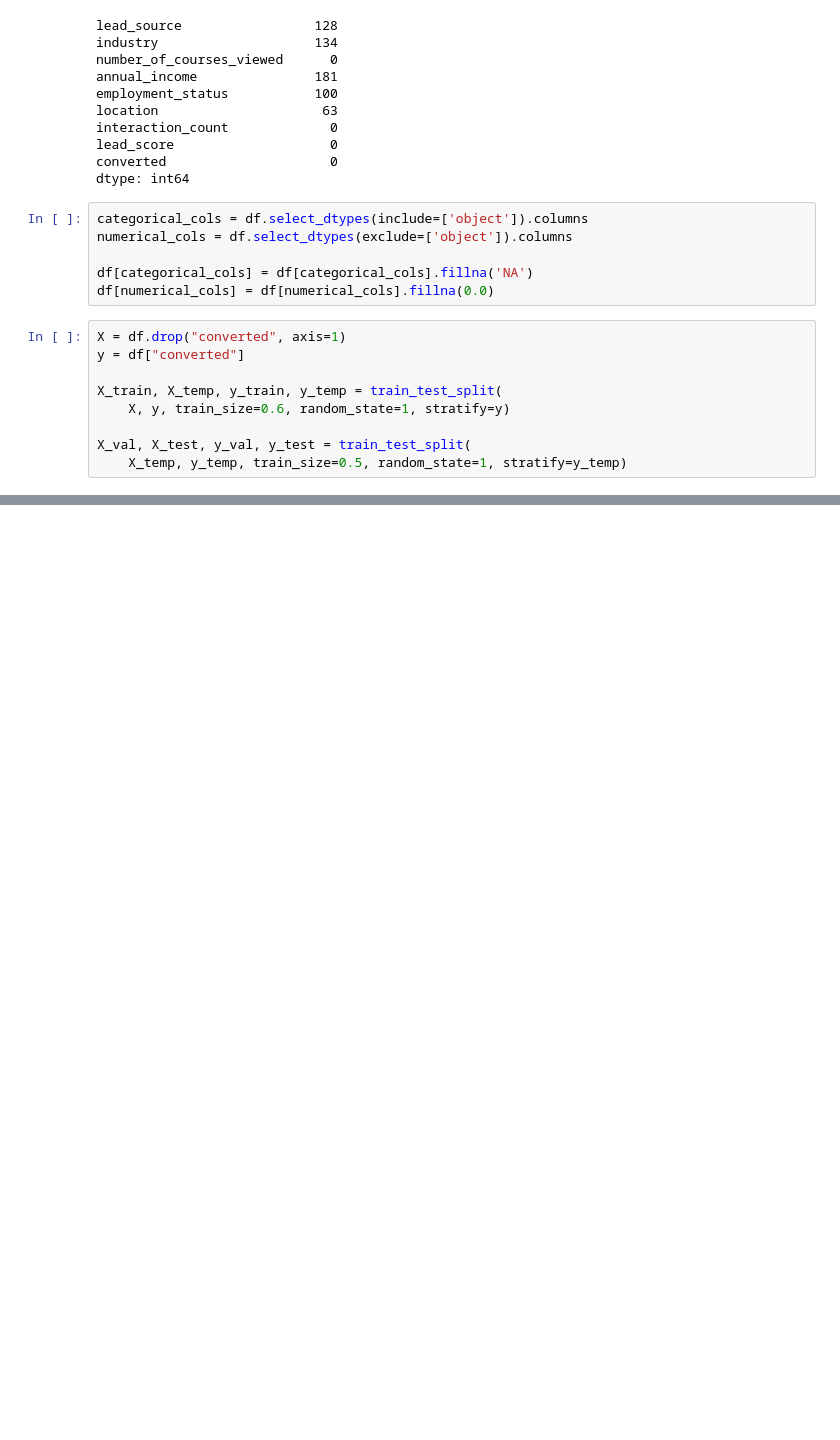
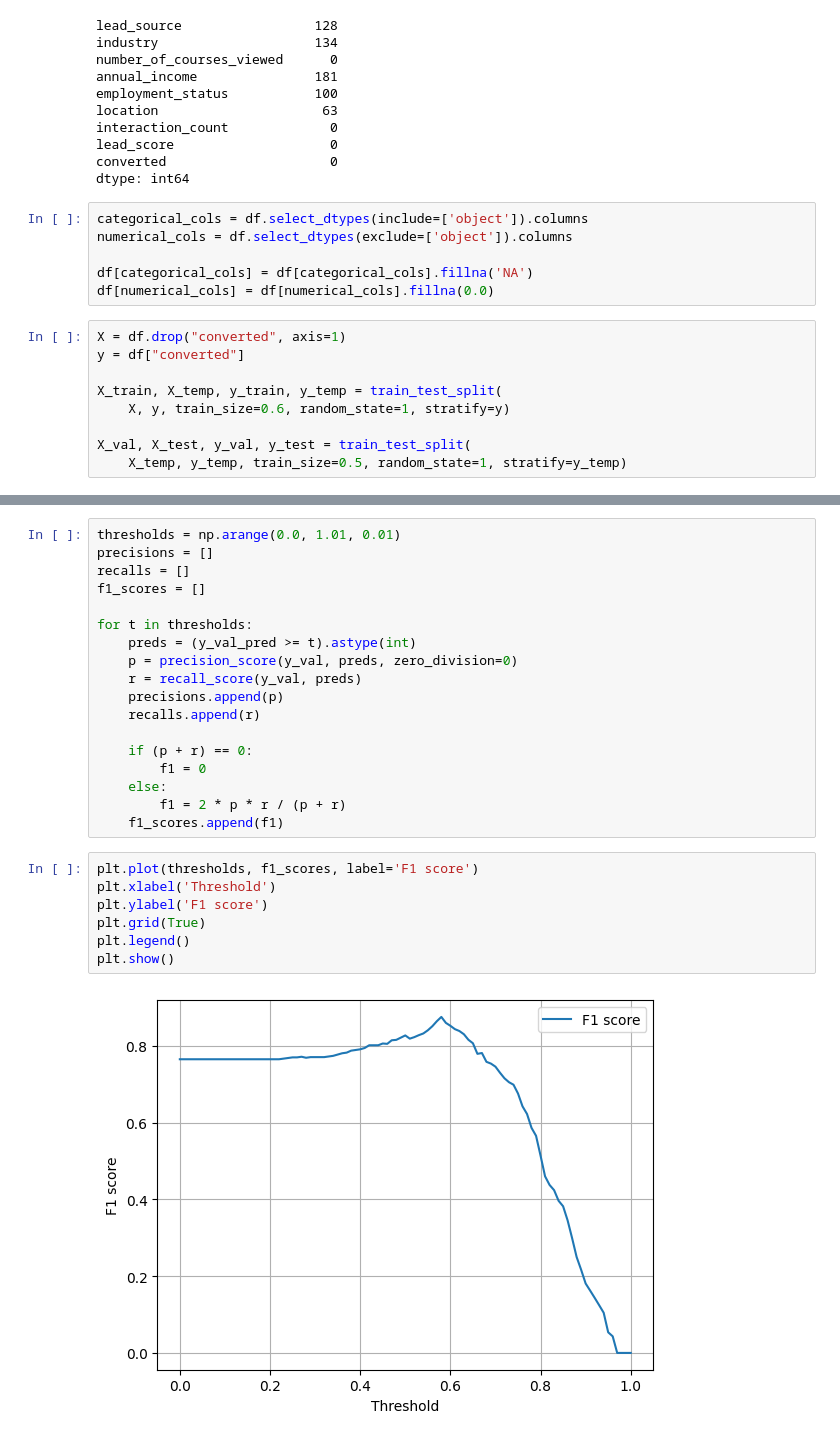
Before and after one commit to arm0406/machine-learning-zoomcamp-homework, a Jupyter notebook: 04-evaluation/homework-4.ipynb, the cells around one changed output, grey strips where cells are left out. Saved outputs shown, nothing was run; the diff lists cells and outputs as text; blank space fills up the shorter version.

```diff
--- a/04-evaluation/homework-4.ipynb
+++ b/04-evaluation/homework-4.ipynb
@@ -45,0 +124,27 @@ X_val, X_test, y_val, y_test = train_test_split(
+# %%
+thresholds = np.arange(0.0, 1.01, 0.01)
+precisions = []
+recalls = []
+f1_scores = []
+
+for t in thresholds:
+    preds = (y_val_pred >= t).astype(int)
+    p = precision_score(y_val, preds, zero_division=0)
+    r = recall_score(y_val, preds)
+    precisions.append(p)
+    recalls.append(r)
+
+    if (p + r) == 0:
+        f1 = 0
+    else:
+        f1 = 2 * p * r / (p + r)
+    f1_scores.append(f1)
+# %%
+plt.plot(thresholds, f1_scores, label='F1 score')
+plt.xlabel('Threshold')
+plt.ylabel('F1 score')
+plt.grid(True)
+plt.legend()
+plt.show()
+# %% [output]
+[figure, added]
```
Also changed, not shown: parts of 14 cells of this notebook.
